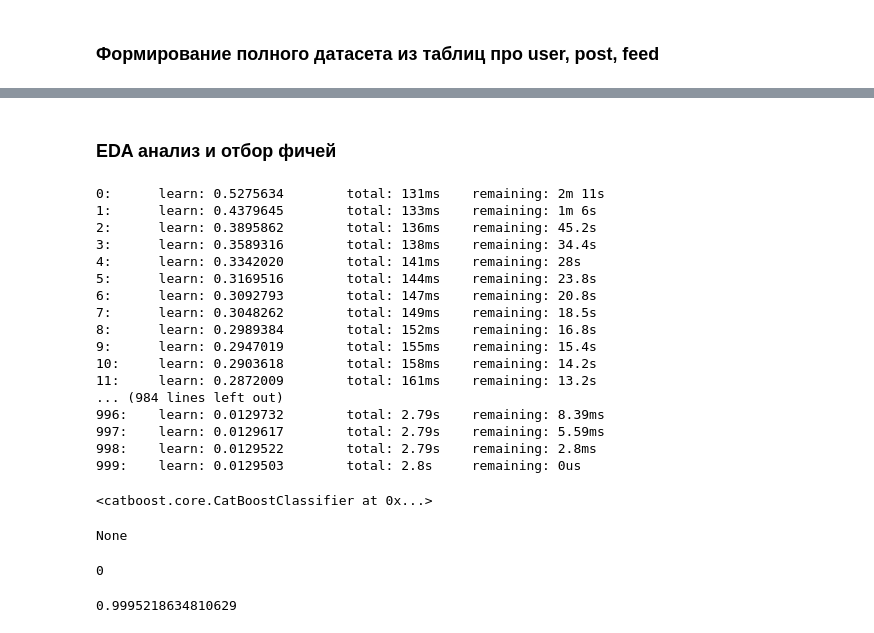
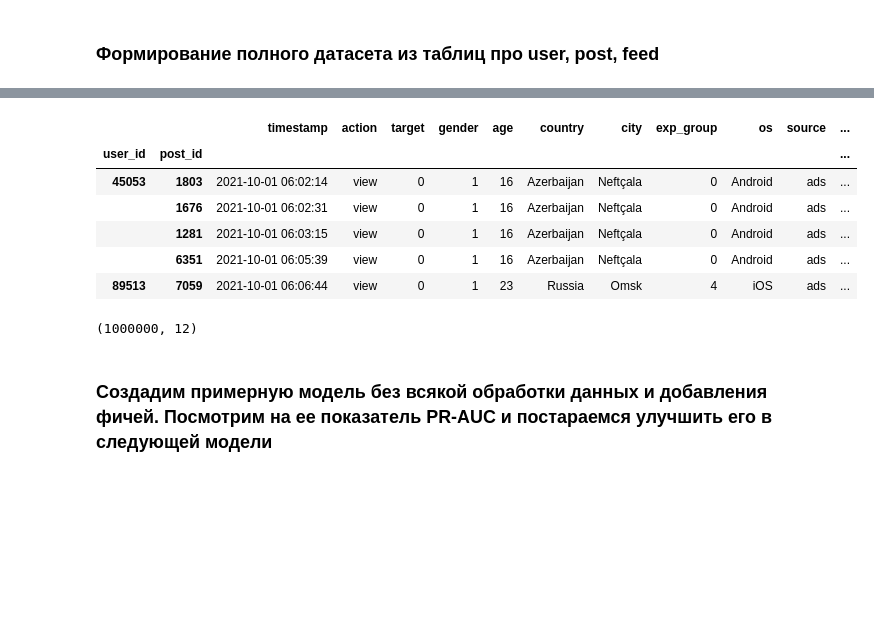
Before and after one commit to Alen4ick/ML-project-rec-sys, a Jupyter notebook: main.ipynb, the cells around one changed output, grey strips where cells are left out. Drawn from its saved outputs; the diff is of its cells as text; code cells hidden in the pictures; blank space fills up the shorter version.

```diff
--- a/main.ipynb
+++ b/main.ipynb
@@ -52,2 +44,8 @@ data.shape
-# %% [markdown]
-### EDA анализ и отбор фичей
+# %%
+data.set_index(['user_id', 'post_id'], inplace=True)
+# %%
+# Преобразуем признак timestamp в удобный для нас тип datetime
+data['timestamp'] = pd.to_datetime(data['timestamp'])
+# %%
+# Отсортируем данные, чтобы не нарушить временную логику при обучении
+data.sort_values(by = 'timestamp', inplace=True)
@@ -54 +57,17 @@ data.shape
+# %%
+data.head()
+# %% [output]
+|  |  | timestamp | action | target | gender | age | country | city | exp_group | os | source | ... |
+| user_id | post_id |  |  |  |  |  |  |  |  |  |  | ... |
+| 45053 | 1803 | 2021-10-01 06:02:14 | view | 0 | 1 | 16 | Azerbaijan | Neftçala | 0 | Android | ads | ... |
+|  | 1676 | 2021-10-01 06:02:31 | view | 0 | 1 | 16 | Azerbaijan | Neftçala | 0 | Android | ads | ... |
+|  | 1281 | 2021-10-01 06:03:15 | view | 0 | 1 | 16 | Azerbaijan | Neftçala | 0 | Android | ads | ... |
+|  | 6351 | 2021-10-01 06:05:39 | view | 0 | 1 | 16 | Azerbaijan | Neftçala | 0 | Android | ads | ... |
+| 89513 | 7059 | 2021-10-01 06:06:44 | view | 0 | 1 | 23 | Russia | Omsk | 4 | iOS | ads | ... |
+# %%
+data.shape
+# %% [output]
+(1000000, 12)
+# %% [markdown]
+### Создадим примерную модель без всякой обработки данных и добавления фичей. Посмотрим на ее показатель PR-AUC и постараемся улучшить его в следующей модели
 # %%
@@ -61,35 +77,0 @@ X.drop('timestamp', axis = 1, inplace= True)
-# %%
-#from sklearn.model_selection import train_test_split
-model = CatBoostClassifier(learning_rate=0.2, cat_features=['action'])
-model.fit(X, y)
-# %% [output]
-0:      learn: 0.5275634        total: 131ms    remaining: 2m 11s
-1:      learn: 0.4379645        total: 133ms    remaining: 1m 6s
-2:      learn: 0.3895862        total: 136ms    remaining: 45.2s
-3:      learn: 0.3589316        total: 138ms    remaining: 34.4s
-4:      learn: 0.3342020        total: 141ms    remaining: 28s
-5:      learn: 0.3169516        total: 144ms    remaining: 23.8s
-6:      learn: 0.3092793        total: 147ms    remaining: 20.8s
-7:      learn: 0.3048262        total: 149ms    remaining: 18.5s
-8:      learn: 0.2989384        total: 152ms    remaining: 16.8s
-9:      learn: 0.2947019        total: 155ms    remaining: 15.4s
-10:     learn: 0.2903618        total: 158ms    remaining: 14.2s
-11:     learn: 0.2872009        total: 161ms    remaining: 13.2s
-... (984 lines left out)
-996:    learn: 0.0129732        total: 2.79s    remaining: 8.39ms
-997:    learn: 0.0129617        total: 2.79s    remaining: 5.59ms
-998:    learn: 0.0129522        total: 2.79s    remaining: 2.8ms
-999:    learn: 0.0129503        total: 2.8s     remaining: 0us
-<catboost.core.CatBoostClassifier at 0x...>
-# %%
-import os
-print(os.environ.get('IS_LMS'))
-# %% [output]
-None
-# %%
-print(model.predict(X.iloc[0].values.tolist()))
-x1, x2 = model.predict_proba(X.iloc[0].values.tolist())
-x1
-# %% [output]
-0
-0.9995218634810629
```
Also changed, not shown: parts of 23 cells of this notebook.
